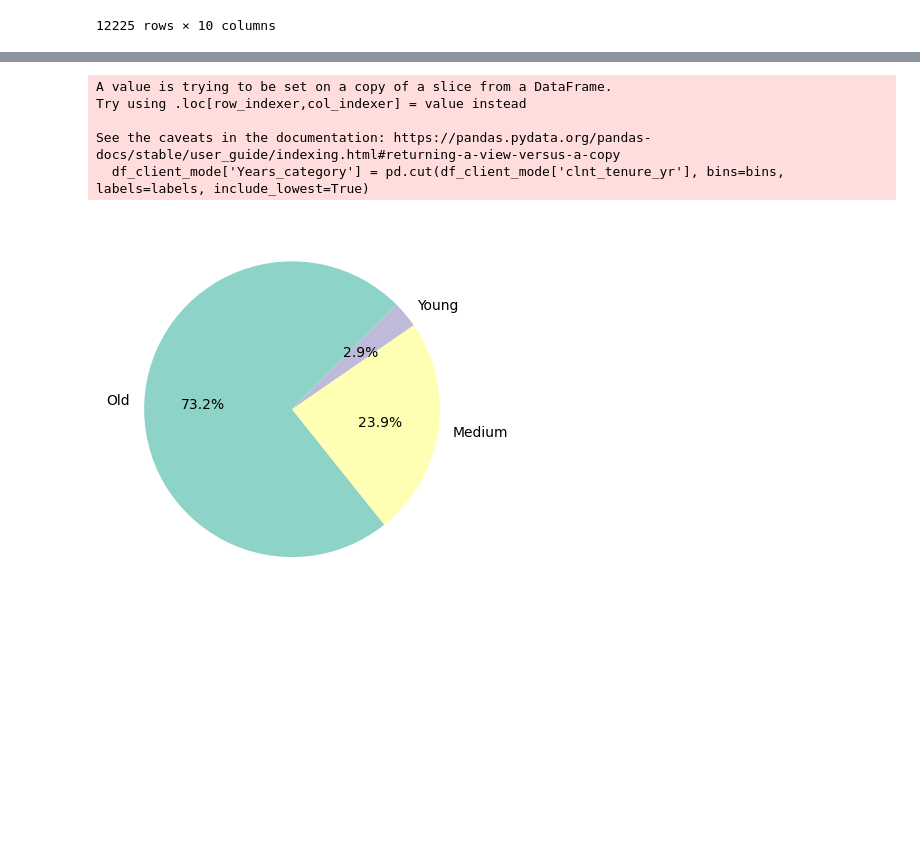
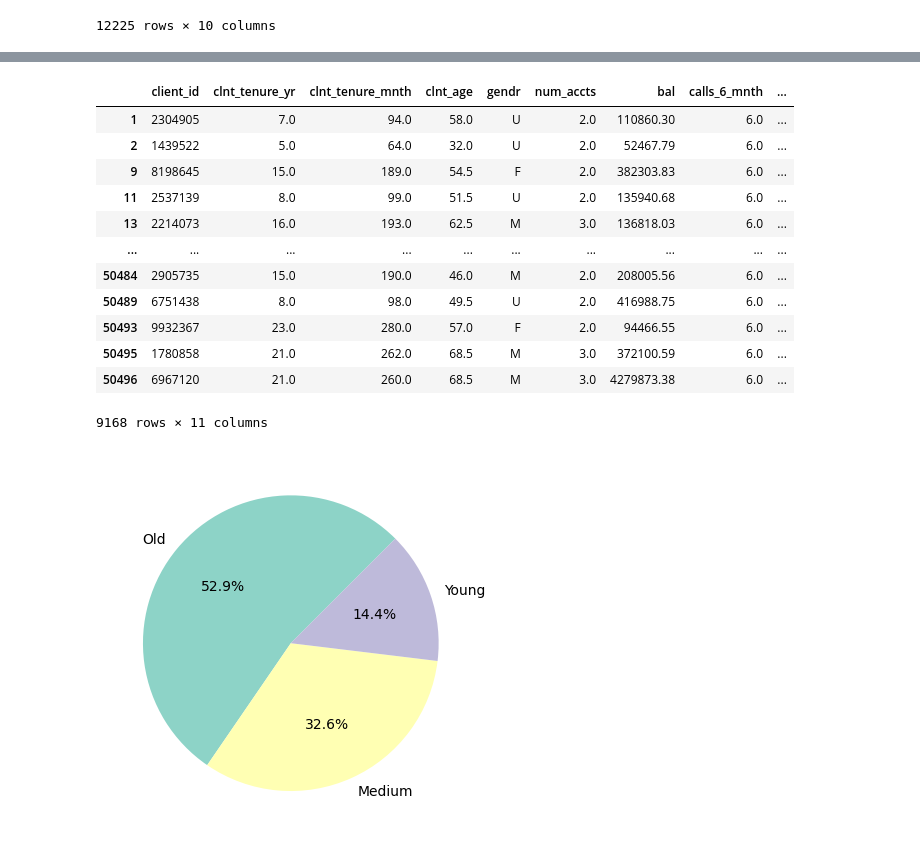
Before and after one commit to juaruibel/project2-cx-julio-juanjo, a Jupyter notebook: notebooks/notebook.ipynb, the cells around one changed output, grey strips where cells are left out. Drawn from its saved outputs; the diff is of its cells as text; code cells hidden in the pictures; blank space fills up the shorter version.

```diff
--- a/notebooks/notebook.ipynb
+++ b/notebooks/notebook.ipynb
@@ -258,0 +271,2 @@ See the caveats in the documentation: https://pandas.pydata.org/pandas-docs/stab
+# %%
+q3 = df_client_mode["bal"].quantile(0.25)
@@ -258,0 +275,16 @@ See the caveats in the documentation: https://pandas.pydata.org/pandas-docs/stab
+# %%
+high_value_client
+# %% [output]
+|  | client_id | clnt_tenure_yr | clnt_tenure_mnth | clnt_age | gendr | num_accts | bal | calls_6_mnth | ... |
+| 1 | 2304905 | 7.0 | 94.0 | 58.0 | U | 2.0 | 110860.30 | 6.0 | ... |
+| 2 | 1439522 | 5.0 | 64.0 | 32.0 | U | 2.0 | 52467.79 | 6.0 | ... |
+| 9 | 8198645 | 15.0 | 189.0 | 54.5 | F | 2.0 | 382303.83 | 6.0 | ... |
+| 11 | 2537139 | 8.0 | 99.0 | 51.5 | U | 2.0 | 135940.68 | 6.0 | ... |
+| 13 | 2214073 | 16.0 | 193.0 | 62.5 | M | 3.0 | 136818.03 | 6.0 | ... |
+| ... | ... | ... | ... | ... | ... | ... | ... | ... | ... |
+| 50484 | 2905735 | 15.0 | 190.0 | 46.0 | M | 2.0 | 208005.56 | 6.0 | ... |
+| 50489 | 6751438 | 8.0 | 98.0 | 49.5 | U | 2.0 | 416988.75 | 6.0 | ... |
+| 50493 | 9932367 | 23.0 | 280.0 | 57.0 | F | 2.0 | 94466.55 | 6.0 | ... |
+| 50495 | 1780858 | 21.0 | 262.0 | 68.5 | M | 3.0 | 372100.59 | 6.0 | ... |
+| 50496 | 6967120 | 21.0 | 260.0 | 68.5 | M | 3.0 | 4279873.38 | 6.0 | ... |
+9168 rows × 11 columns
@@ -259,27 +293,10 @@ See the caveats in the documentation: https://pandas.pydata.org/pandas-docs/stab
 # %%
-df_client_mode["clnt_tenure_yr"].describe()
-
-bins = [2, 15, 35, 55]
-labels = ['New', 'Established', 'Loyal',]
-df_client_mode['Years_category'] = pd.cut(df_client_mode['clnt_tenure_yr'], bins=bins, labels=labels, include_lowest=True)
-
-q3 = df_client_mode["bal"].quantile(0.75)
-
-high_value_client = df_client_mode[df_client_mode["bal"] > q3]
-
-freq_table_high_value = high_value_client["Age_category"].value_counts()
-
-colors = sns.color_palette("Set3", n_colors=len(freq_table))
+colors = sns.color_palette("Set3", n_colors=len(freq_table_high_value))
 ax = freq_table_high_value.plot.pie(autopct="%1.1f%%", startangle=45, colors=colors)
 ax.set_ylabel("")
 plt.show()
 # %% [output]
-A value is trying to be set on a copy of a slice from a DataFrame.
-Try using .loc[row_indexer,col_indexer] = value instead
-
-See the caveats in the documentation: https://pandas.pydata.org/pandas-docs/stable/user_guide/indexing.html#returning-a-view-versus-a-copy
-  df_client_mode['Years_category'] = pd.cut(df_client_mode['clnt_tenure_yr'], bins=bins, labels=labels, include_lowest=True)
-[figure, old version]
+[figure, new version]
 # %%
 freq_table_years = high_value_client["Years_category"].value_counts()
 
```
Also changed, not shown: parts of 4 cells of this notebook.
